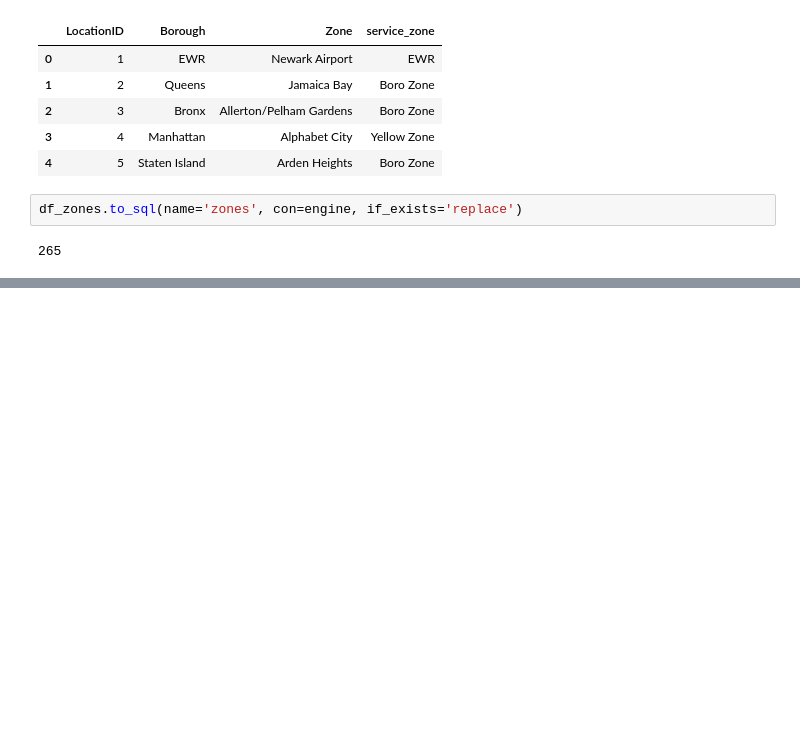
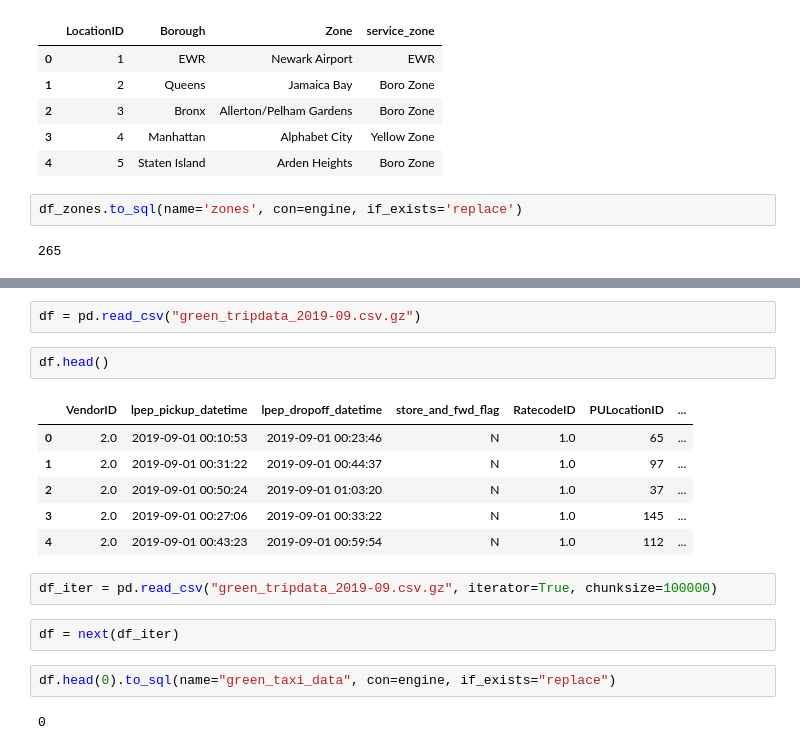
Before and after one commit to tokurgit/de-zoomcamp, a Jupyter notebook: lectures/week_1_2_basics_n_setup/upload-data.ipynb, the cells around one changed output, grey strips where cells are left out. Saved outputs shown, nothing was run; the diff lists cells and outputs as text; blank space fills up the shorter version.

```diff
--- a/lectures/week_1_2_basics_n_setup/upload-data.ipynb
+++ b/lectures/week_1_2_basics_n_setup/upload-data.ipynb
@@ -166,0 +187,19 @@ df_zones.to_sql(name='zones', con=engine, if_exists='replace')
+# %%
+df = pd.read_csv("green_tripdata_2019-09.csv.gz")
+# %%
+df.head()
+# %% [output]
+|  | VendorID | lpep_pickup_datetime | lpep_dropoff_datetime | store_and_fwd_flag | RatecodeID | PULocationID | ... |
+| 0 | 2.0 | 2019-09-01 00:10:53 | 2019-09-01 00:23:46 | N | 1.0 | 65 | ... |
+| 1 | 2.0 | 2019-09-01 00:31:22 | 2019-09-01 00:44:37 | N | 1.0 | 97 | ... |
+| 2 | 2.0 | 2019-09-01 00:50:24 | 2019-09-01 01:03:20 | N | 1.0 | 37 | ... |
+| 3 | 2.0 | 2019-09-01 00:27:06 | 2019-09-01 00:33:22 | N | 1.0 | 145 | ... |
+| 4 | 2.0 | 2019-09-01 00:43:23 | 2019-09-01 00:59:54 | N | 1.0 | 112 | ... |
+# %%
+df_iter = pd.read_csv("green_tripdata_2019-09.csv.gz", iterator=True, chunksize=100000)
+# %%
+df = next(df_iter)
+# %%
+df.head(0).to_sql(name="green_taxi_data", con=engine, if_exists="replace")
+# %% [output]
+0
```
Also changed, not shown: parts of 3 cells of this notebook, 3 other files.
